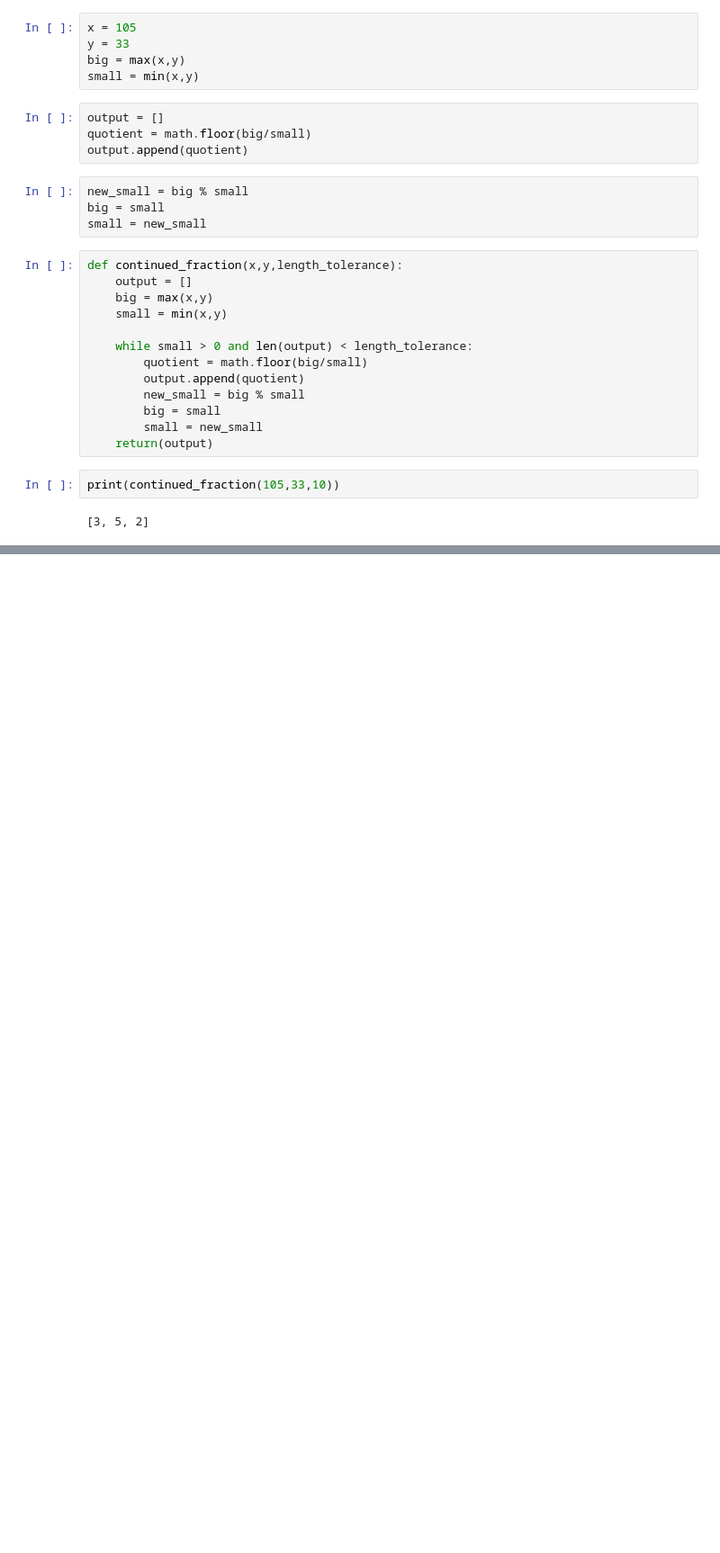
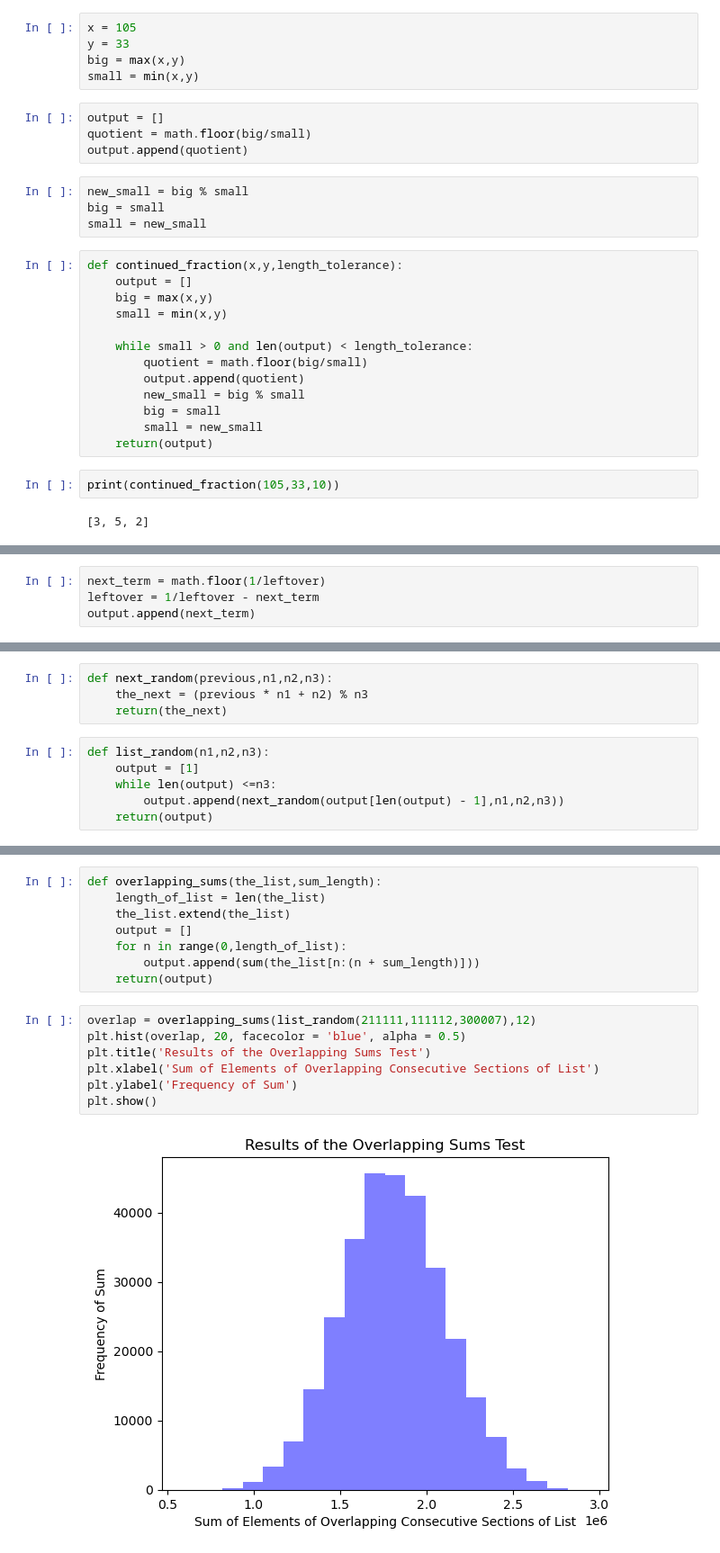
Before and after one commit to CatDawn29/Big-Book-of-Small-Python-Projects-Catherine, a Jupyter notebook: Pure Math.ipynb, the cells around one changed output, grey strips where cells are left out. Shown at 90% size. Cells and saved outputs as stored; diff of their text form; blank space fills up the shorter version.

```diff
--- a/Pure Math.ipynb
+++ b/Pure Math.ipynb
@@ -56,0 +73,4 @@ print(continued_fraction(105,33,10))
+# %%
+next_term = math.floor(1/leftover)
+leftover = 1/leftover - next_term
+output.append(next_term)
@@ -56,0 +110,10 @@ print(continued_fraction(105,33,10))
+# %%
+def next_random(previous,n1,n2,n3):
+    the_next = (previous * n1 + n2) % n3
+    return(the_next)
+# %%
+def list_random(n1,n2,n3):
+    output = [1]
+    while len(output) <=n3:
+        output.append(next_random(output[len(output) - 1],n1,n2,n3))
+    return(output)
@@ -56,0 +160,17 @@ print(continued_fraction(105,33,10))
+# %%
+def overlapping_sums(the_list,sum_length):
+    length_of_list = len(the_list)
+    the_list.extend(the_list)
+    output = []
+    for n in range(0,length_of_list):
+        output.append(sum(the_list[n:(n + sum_length)]))
+    return(output)
+# %%
+overlap = overlapping_sums(list_random(211111,111112,300007),12)
+plt.hist(overlap, 20, facecolor = 'blue', alpha = 0.5)
+plt.title('Results of the Overlapping Sums Test')
+plt.xlabel('Sum of Elements of Overlapping Consecutive Sections of List')
+plt.ylabel('Frequency of Sum')
+plt.show()
+# %% [output]
+[figure, added]
```
Also changed, not shown: parts of 9 cells of this notebook.
